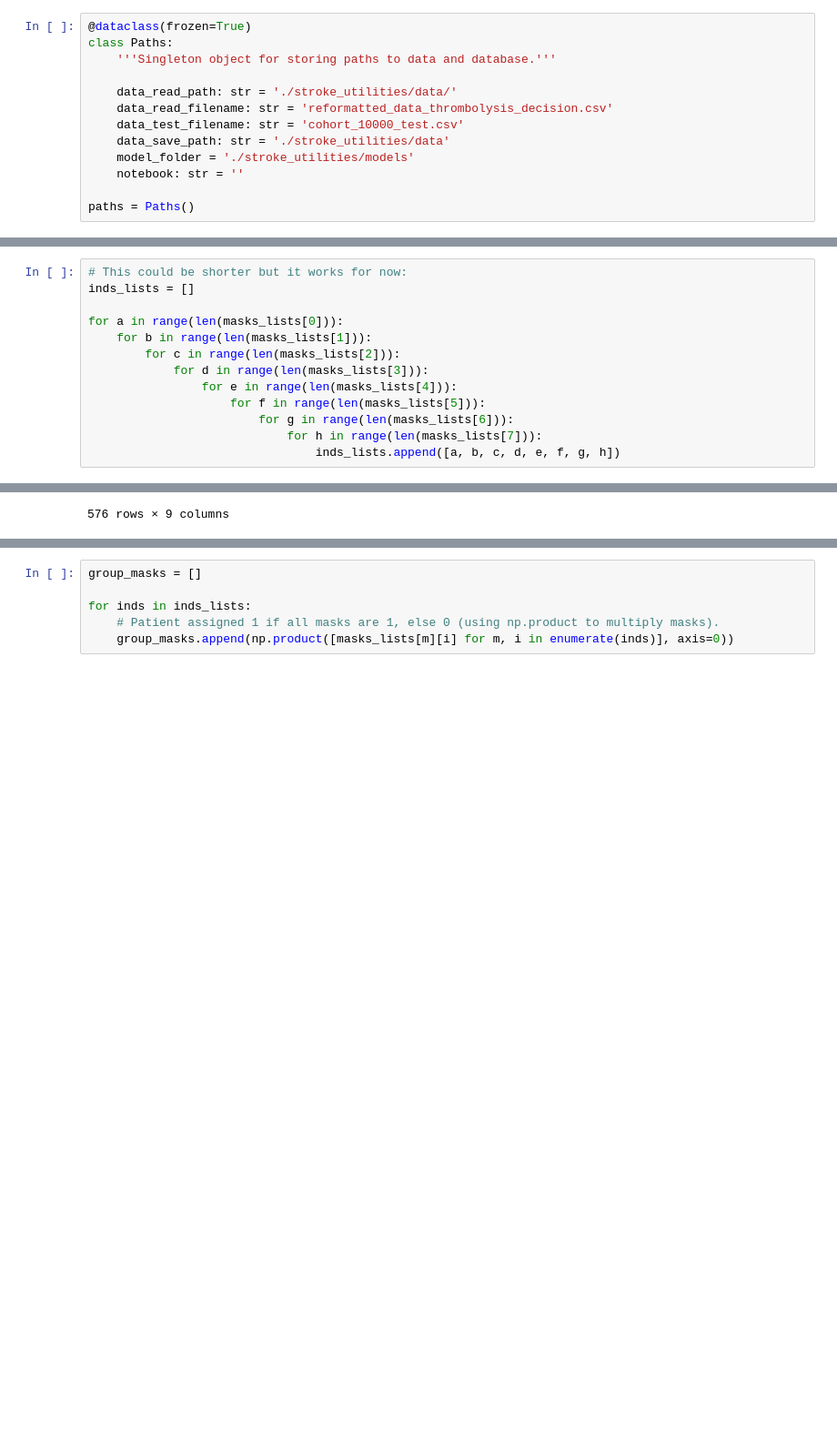
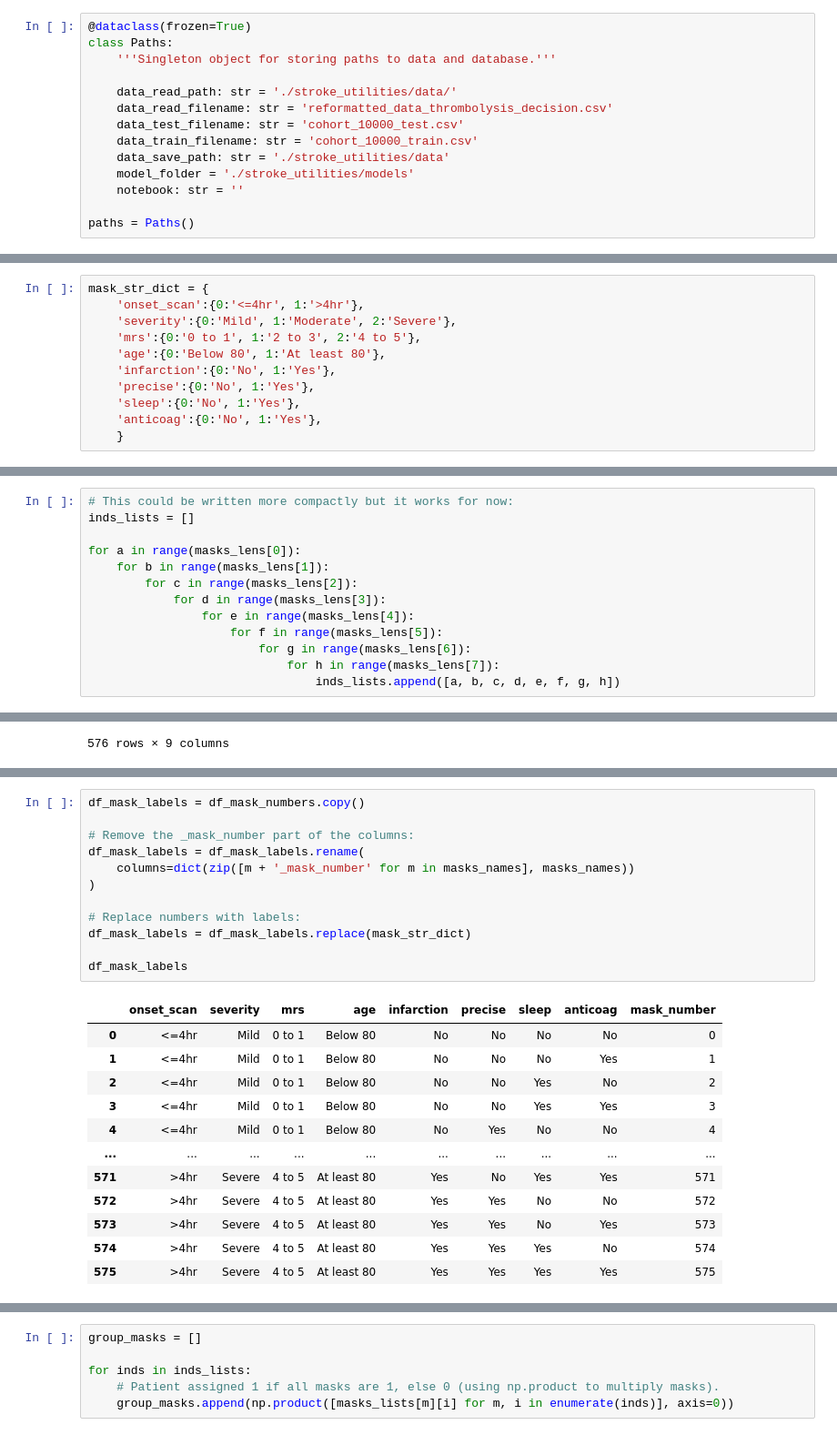
Before and after one commit to stroke-modelling/stroke-utilities, a Jupyter notebook: uncertainty/01_group_patients.ipynb, the cells around one changed output, grey strips where cells are left out. Shown at 91% size. Saved outputs shown, nothing was run; the diff lists cells and outputs as text; blank space fills up the shorter version.

```diff
--- a/uncertainty/01_group_patients.ipynb
+++ b/uncertainty/01_group_patients.ipynb
@@ -27,6 +53,7 @@ class Paths:
     data_read_path: str = './stroke_utilities/data/'
     data_read_filename: str = 'reformatted_data_thrombolysis_decision.csv'
     data_test_filename: str = 'cohort_10000_test.csv'
+    data_train_filename: str = 'cohort_10000_train.csv'
     data_save_path: str = './stroke_utilities/data'
     model_folder = './stroke_utilities/models'
     notebook: str = ''
@@ -157,0 +177,11 @@ masks_lists = list(masks.values())
+# %%
+mask_str_dict = {
+    'onset_scan':{0:'<=4hr', 1:'>4hr'},
+    'severity':{0:'Mild', 1:'Moderate', 2:'Severe'},
+    'mrs':{0:'0 to 1', 1:'2 to 3', 2:'4 to 5'},
+    'age':{0:'Below 80', 1:'At least 80'},
+    'infarction':{0:'No', 1:'Yes'},
+    'precise':{0:'No', 1:'Yes'},
+    'sleep':{0:'No', 1:'Yes'},
+    'anticoag':{0:'No', 1:'Yes'},
+    }
@@ -158,13 +190,13 @@ masks_lists = list(masks.values())
 # %%
-# This could be shorter but it works for now:
+# This could be written more compactly but it works for now:
 inds_lists = []
 
-for a in range(len(masks_lists[0])):
-    for b in range(len(masks_lists[1])):
-        for c in range(len(masks_lists[2])):
-            for d in range(len(masks_lists[3])):
-                for e in range(len(masks_lists[4])):
-                    for f in range(len(masks_lists[5])):
-                        for g in range(len(masks_lists[6])):
-                            for h in range(len(masks_lists[7])):
+for a in range(masks_lens[0]):
+    for b in range(masks_lens[1]):
+        for c in range(masks_lens[2]):
+            for d in range(masks_lens[3]):
+                for e in range(masks_lens[4]):
+                    for f in range(masks_lens[5]):
+                        for g in range(masks_lens[6]):
+                            for h in range(masks_lens[7]):
                                 inds_lists.append([a, b, c, d, e, f, g, h])
@@ -192,0 +244,25 @@ df_mask_numbers.to_csv('./uncertainty/mask_numbers.csv', index=False)
+# %%
+df_mask_labels = df_mask_numbers.copy()
+
+# Remove the _mask_number part of the columns:
+df_mask_labels = df_mask_labels.rename(
+    columns=dict(zip([m + '_mask_number' for m in masks_names], masks_names))
+)
+
+# Replace numbers with labels:
+df_mask_labels = df_mask_labels.replace(mask_str_dict)
+
+df_mask_labels
+# %% [output]
+|  | onset_scan | severity | mrs | age | infarction | precise | sleep | anticoag | mask_number |
+| 0 | <=4hr | Mild | 0 to 1 | Below 80 | No | No | No | No | 0 |
+| 1 | <=4hr | Mild | 0 to 1 | Below 80 | No | No | No | Yes | 1 |
+| 2 | <=4hr | Mild | 0 to 1 | Below 80 | No | No | Yes | No | 2 |
+| 3 | <=4hr | Mild | 0 to 1 | Below 80 | No | No | Yes | Yes | 3 |
+| 4 | <=4hr | Mild | 0 to 1 | Below 80 | No | Yes | No | No | 4 |
+| ... | ... | ... | ... | ... | ... | ... | ... | ... | ... |
+| 571 | >4hr | Severe | 4 to 5 | At least 80 | Yes | No | Yes | Yes | 571 |
+| 572 | >4hr | Severe | 4 to 5 | At least 80 | Yes | Yes | No | No | 572 |
+| 573 | >4hr | Severe | 4 to 5 | At least 80 | Yes | Yes | No | Yes | 573 |
+| 574 | >4hr | Severe | 4 to 5 | At least 80 | Yes | Yes | Yes | No | 574 |
+| 575 | >4hr | Severe | 4 to 5 | At least 80 | Yes | Yes | Yes | Yes | 575 |
```
Also changed, not shown: parts of 68 cells of this notebook, 2 other files.
